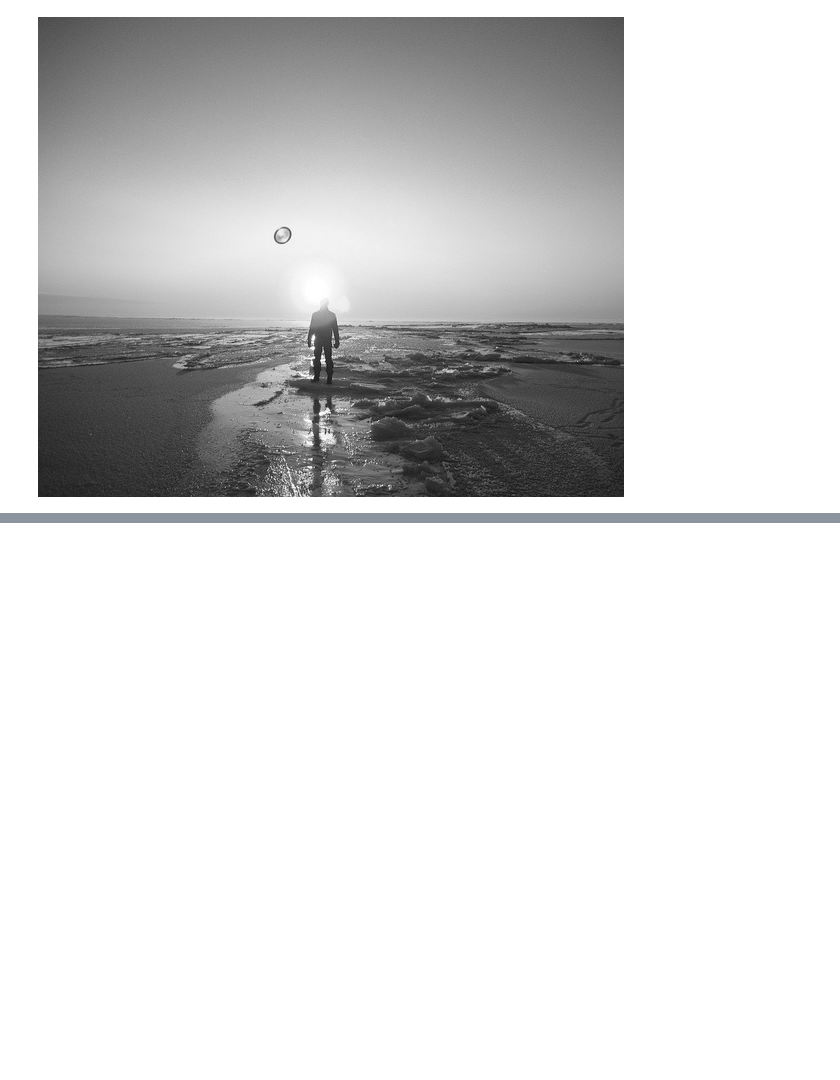
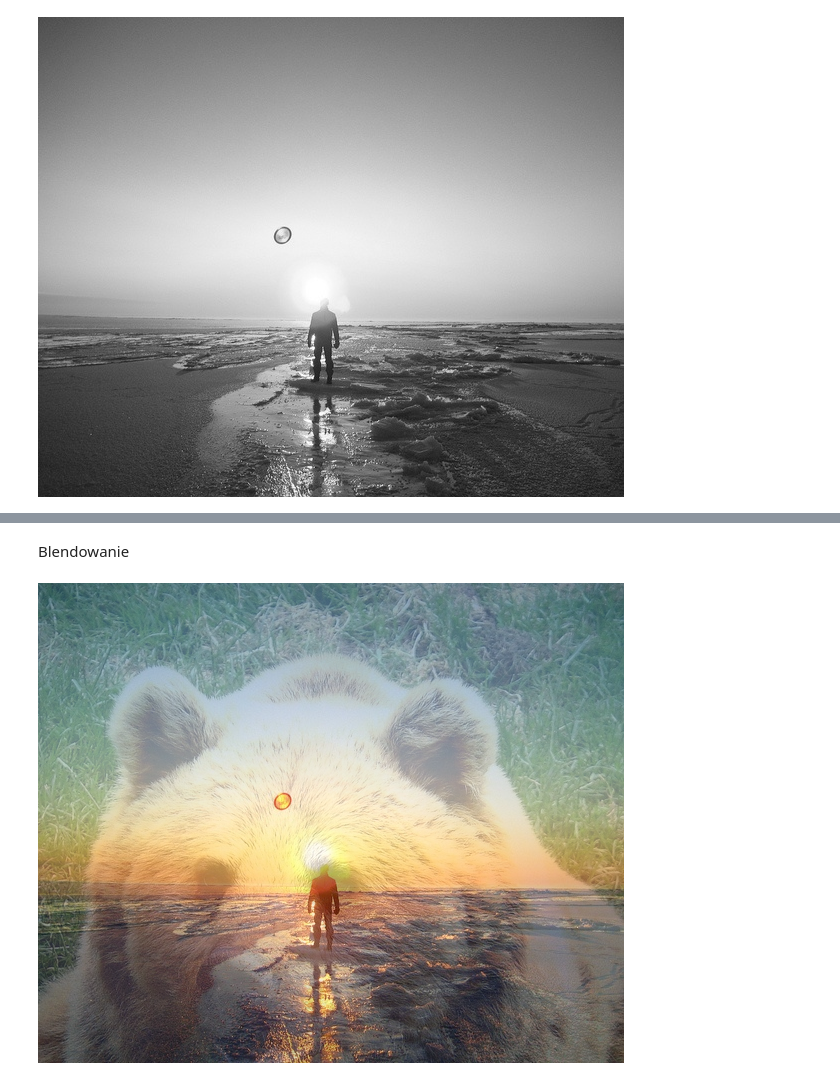
Before and after one commit to pauljey333/computerVC, a Jupyter notebook: Untitled1.ipynb, the cells around one changed output, grey strips where cells are left out. Cells and saved outputs as stored; diff of their text form; code cells hidden in the pictures; blank space fills up the shorter version.

```diff
--- a/Untitled1.ipynb
+++ b/Untitled1.ipynb
@@ -42,0 +45,7 @@ img.shape
+# %% [markdown]
+Blendowanie
+# %%
+dst = cv2.addWeighted(src1=img1, alpha=0.3, src2=img2, beta=0.7, gamma=0)
+cv2_imshow(dst)
+# %% [output]
+[figure, added]
```
Also changed, not shown: parts of 4 cells of this notebook.
